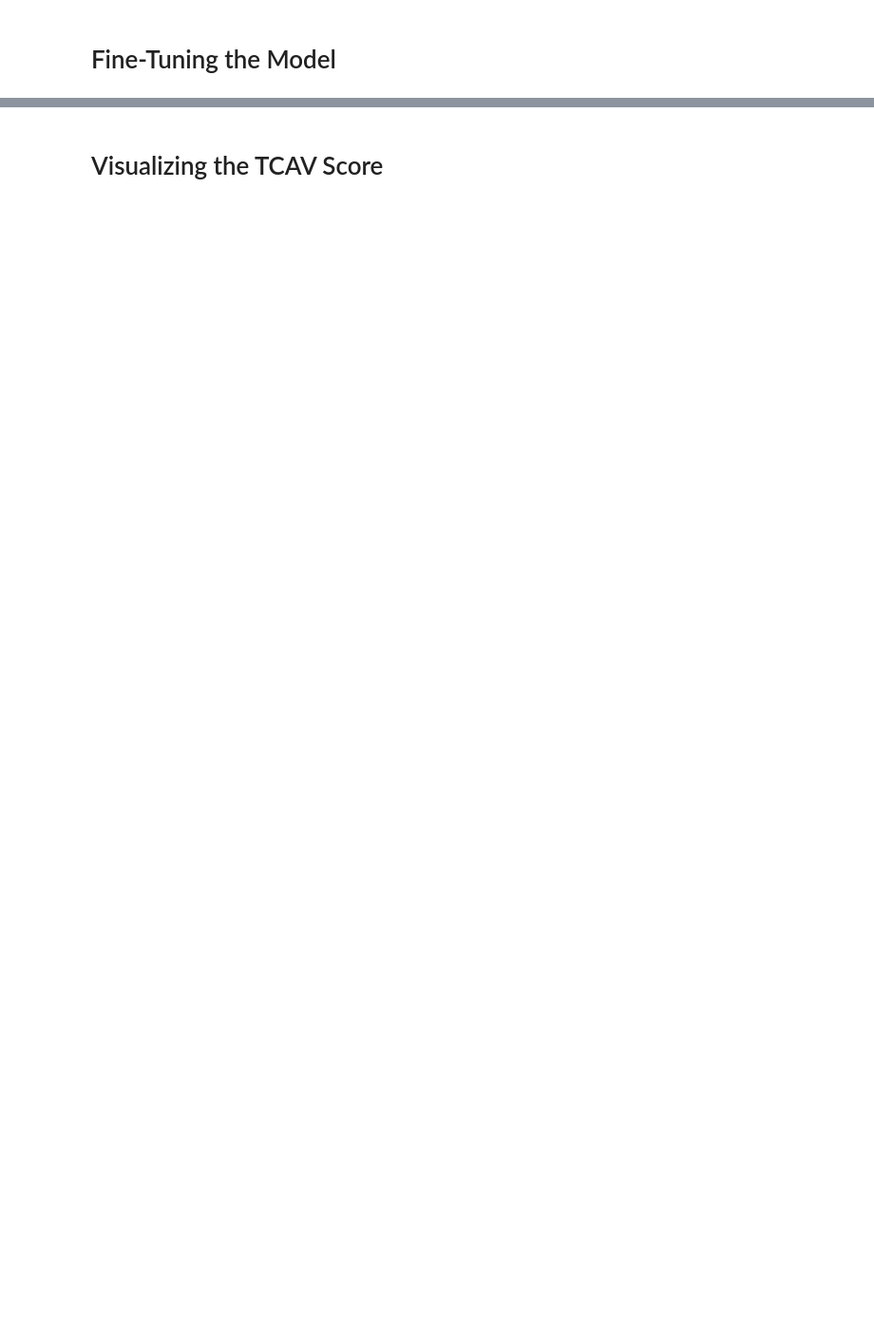
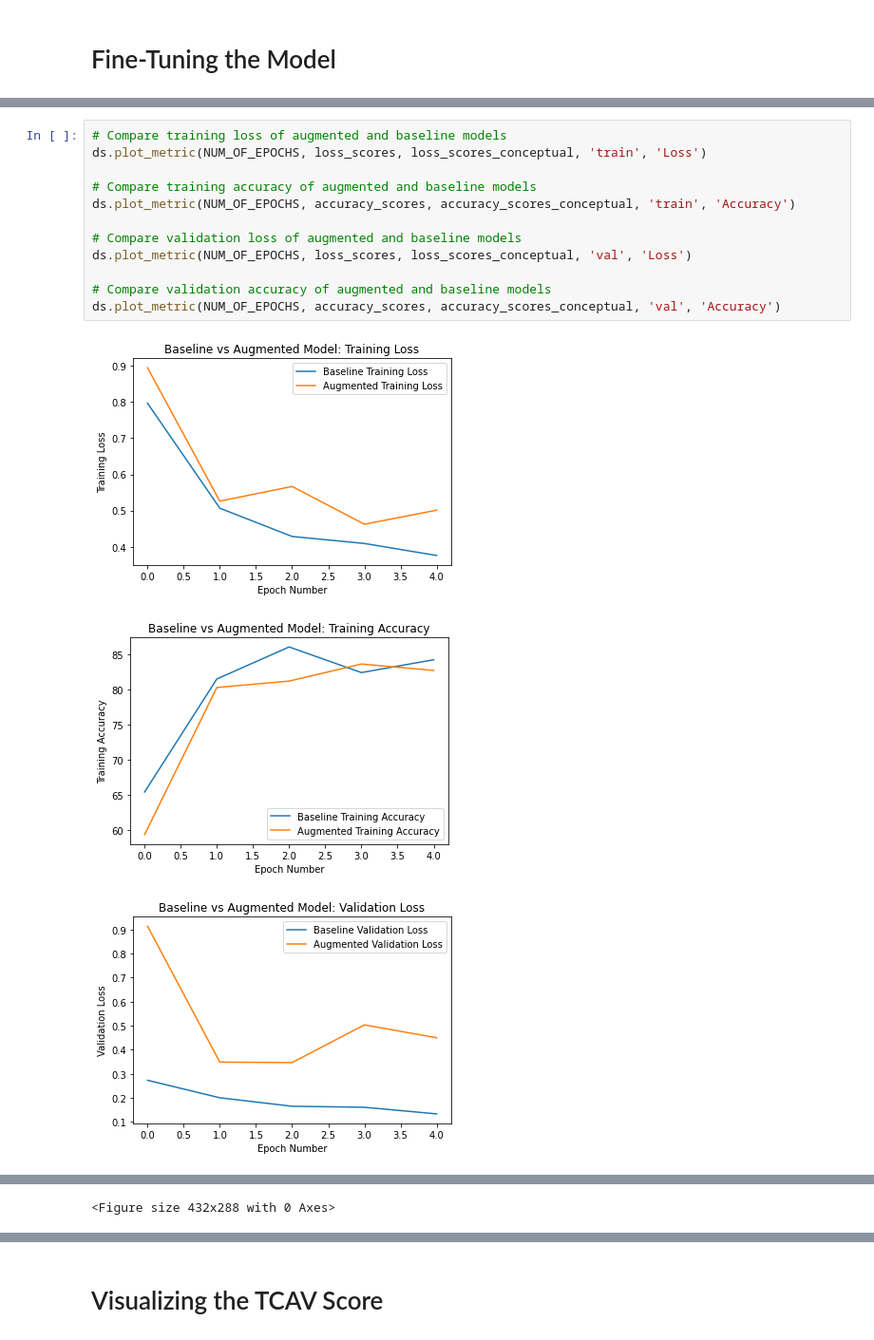
Before and after one commit to Mitchell-Chatterjee/COMP-5900, a Jupyter notebook: Project/Project.ipynb, the cells around one changed output, grey strips where cells are left out. Shown at 95% size. Drawn from its saved outputs; the diff is of its cells as text; blank space fills up the shorter version.

```diff
--- a/Project/Project.ipynb
+++ b/Project/Project.ipynb
@@ -230,0 +222,16 @@ plt.show()
+# %%
+# Compare training loss of augmented and baseline models
+ds.plot_metric(NUM_OF_EPOCHS, loss_scores, loss_scores_conceptual, 'train', 'Loss')
+
+# Compare training accuracy of augmented and baseline models
+ds.plot_metric(NUM_OF_EPOCHS, accuracy_scores, accuracy_scores_conceptual, 'train', 'Accuracy')
+
+# Compare validation loss of augmented and baseline models
+ds.plot_metric(NUM_OF_EPOCHS, loss_scores, loss_scores_conceptual, 'val', 'Loss')
+
+# Compare validation accuracy of augmented and baseline models
+ds.plot_metric(NUM_OF_EPOCHS, accuracy_scores, accuracy_scores_conceptual, 'val', 'Accuracy')
+# %% [output]
+[figure, added]
+[figure, added]
+[figure, added]
@@ -230,0 +239 @@ plt.show()
+<Figure size 432x288 with 0 Axes>
```
Also changed, not shown: parts of 19 cells of this notebook, 3 other files.
